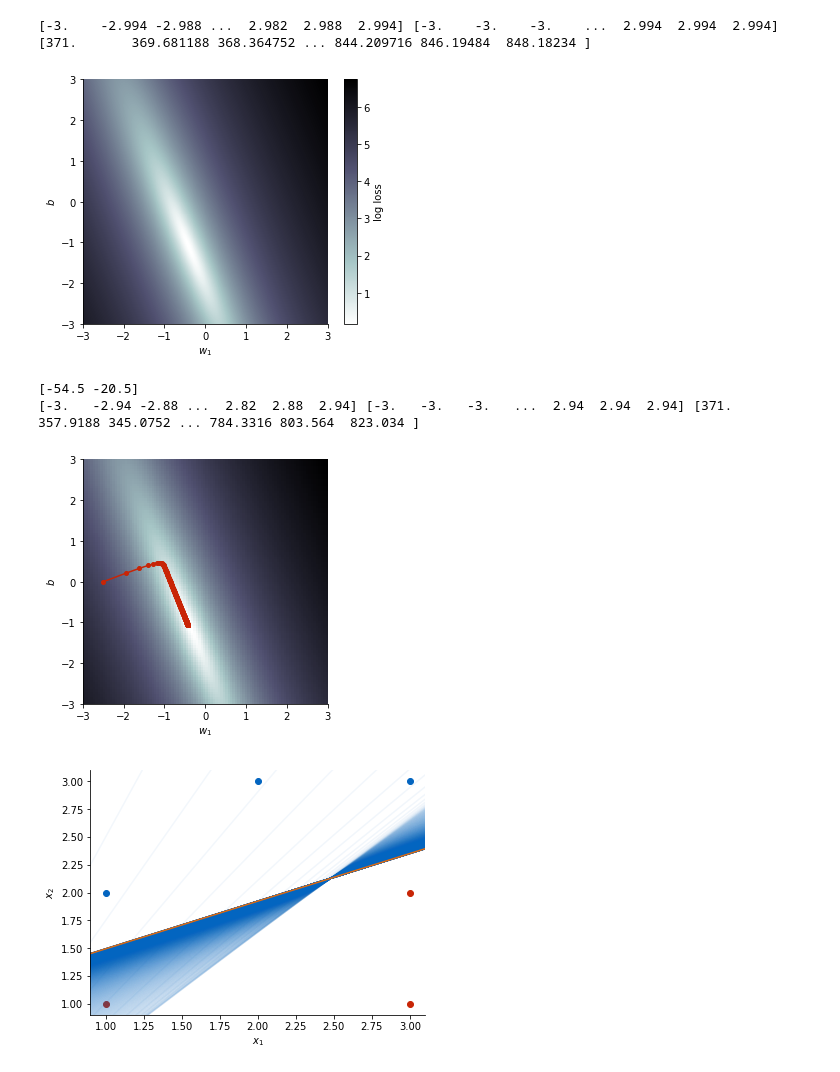
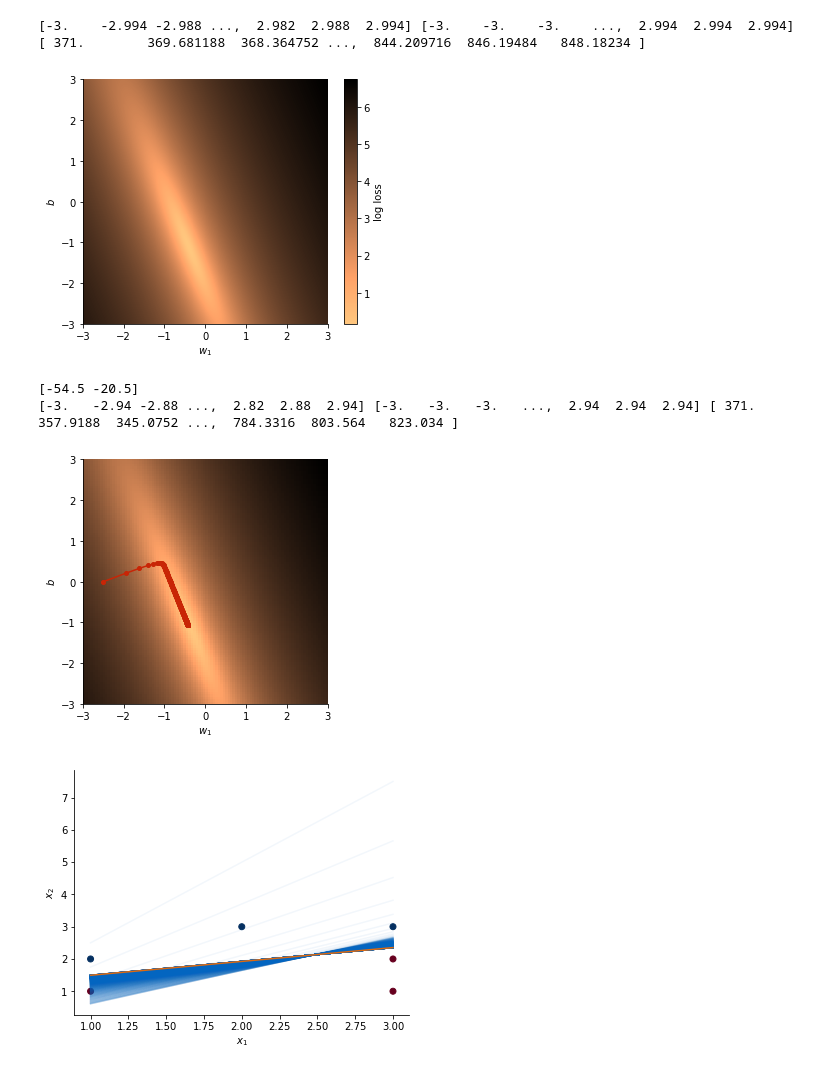
Before and after one commit to mlvu/example-code, a Jupyter notebook: 12 Linear Models 1/Classification.ipynb, the cells around one changed output. Saved outputs shown, nothing was run; the diff lists cells and outputs as text; code cells hidden in the pictures.

Commit message:
update plots

```diff
--- a/12 Linear Models 1/Classification.ipynb
+++ b/12 Linear Models 1/Classification.ipynb
@@ -148,7 +146,7 @@ losses = losses.reshape(ww.shape)
 plt.figure(figsize=(6, 4.5))
 #plt.scatter(ww.ravel(), bb.ravel(), c=np.log(losses.ravel()), cmap='copper_r')
 #plt.contourf(ww, bb, losses)
-plt.imshow(np.log(losses), origin='lower', extent= wr+br, cmap='bone_r',)
+plt.imshow(np.log(losses), origin='lower', extent= wr+br, cmap='copper_r',)
 
 plt.xlabel('$w_1$')
 plt.ylabel('$b$')
@@ -160,8 +158,8 @@ clean()
 
 plt.savefig('cls-loss-landscape2.pdf')
 # %% [output]
-[-3.    -2.994 -2.988 ...  2.982  2.988  2.994] [-3.    -3.    -3.    ...  2.994  2.994  2.994] [371.       369.681188 368.364752 ... 844.209716 846.19484  848.18234 ]
+[-3.    -2.994 -2.988 ...,  2.982  2.988  2.994] [-3.    -3.    -3.    ...,  2.994  2.994  2.994] [ 371.        369.681188  368.364752 ...,  844.209716  846.19484   848.18234 ]
-[figure, old version]
+[figure, new version]
 # %%
 # same thing, but in a utility function
 def plot_surface():
@@ -183,7 +181,7 @@ def plot_surface():
     # plot the loss landscape
     #plt.scatter(ww.ravel(), bb.ravel(), c=np.log(losses.ravel()))
     #plt.contourf(ww, bb, losses)
-    plt.imshow(np.log(losses), origin='lower', extent= wr+br, cmap='bone_r')
+    plt.imshow(np.log(losses), origin='lower', extent= wr+br, cmap='copper_r')
 
     plt.xlabel('$w_1$')
     plt.ylabel('$b$')
@@ -239,42 +237,38 @@ clean()
 
 plt.savefig('gradient-descent-cls.pdf')
 
 # Plot the model in feature space
 
-xlin = np.linspace(0.0, 3.5, 10)
+xlin = np.linspace(1.0, 3.0, 10)
 
 plt.figure(figsize=(6, 4.5))
 
 l = sequence.shape[0]
 
-plt.scatter(x[(0, 2, 3), 0], x[(0, 2, 3), 1], color=BLUE)
-plt.scatter(x[(1, 4, 5), 0], x[(1, 4, 5), 1], color=RED)
+plt.scatter(x[:, 0], x[:,1], c=y, cmap='RdBu')
 clean(plt.gca())
 
 plt.xlabel('$x_1$')
 plt.ylabel('$x_2$')
 
 for i in range(l):
 
     w1 = sequence[i, 0]
     b = sequence[i, 1]
 
     plt.plot(xlin, - w1 * xlin - b, color=BLUE, alpha= 0.05 + 0.3 * (i/l))
 
 w1 = sequence[-1, 0]
 b = sequence[-1, 1]
 
 plt.plot(xlin, - w1 * xlin - b, color=ORANGE)
 
-plt.xlim(0.9, 3.1)
-plt.ylim(0.9, 3.1)
-
 plt.savefig('gradient-descent-fp-cls.pdf')
 # %% [output]
 [-54.5 -20.5]
-[-3.   -2.94 -2.88 ...  2.82  2.88  2.94] [-3.   -3.   -3.   ...  2.94  2.94  2.94] [371.     357.9188 345.0752 ... 784.3316 803.564  823.034 ]
+[-3.   -2.94 -2.88 ...,  2.82  2.88  2.94] [-3.   -3.   -3.   ...,  2.94  2.94  2.94] [ 371.      357.9188  345.0752 ...,  784.3316  803.564   823.034 ]
-[figure, old version]
+[figure, new version]
-[figure, old version]
+[figure, new version]
 # %%
 # GD search
 def sigmoid(t):
```
Also changed, not shown: parts of 6 cells of this notebook.
